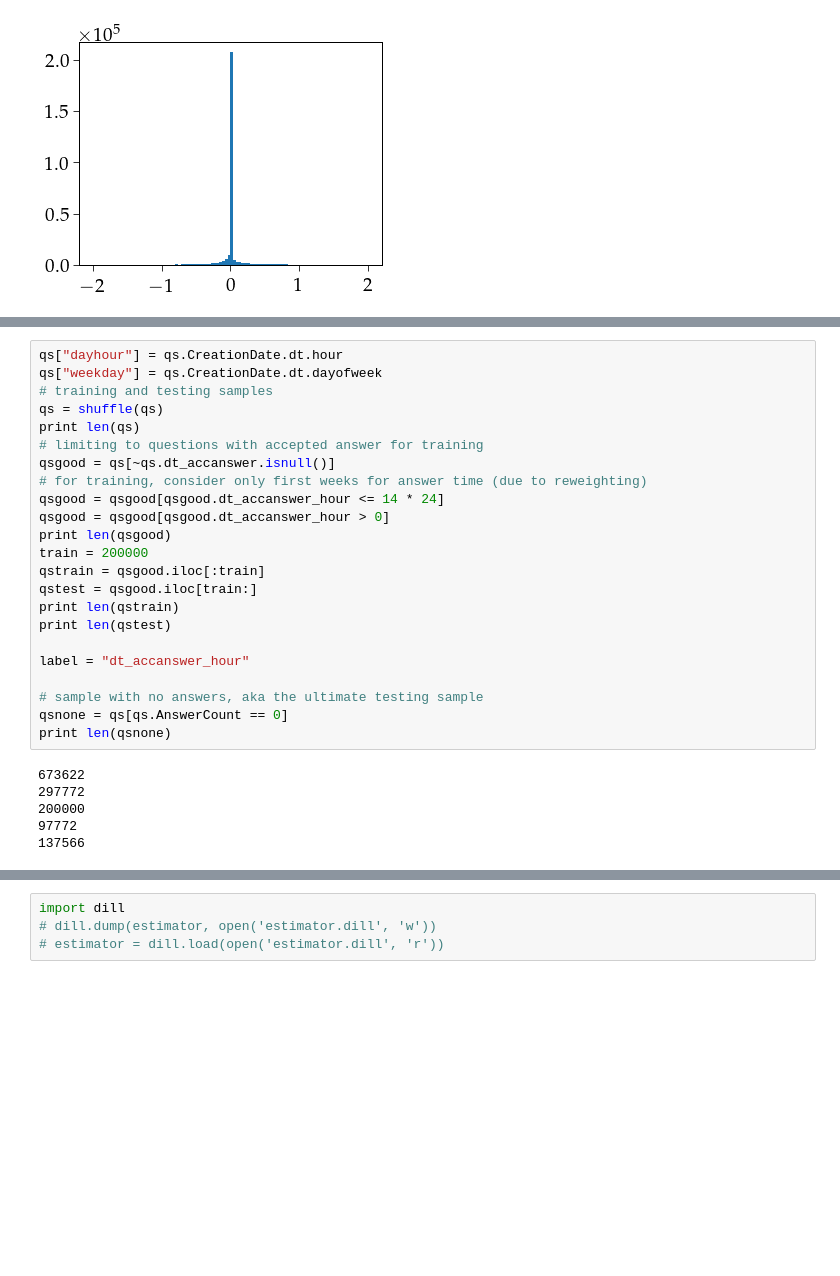
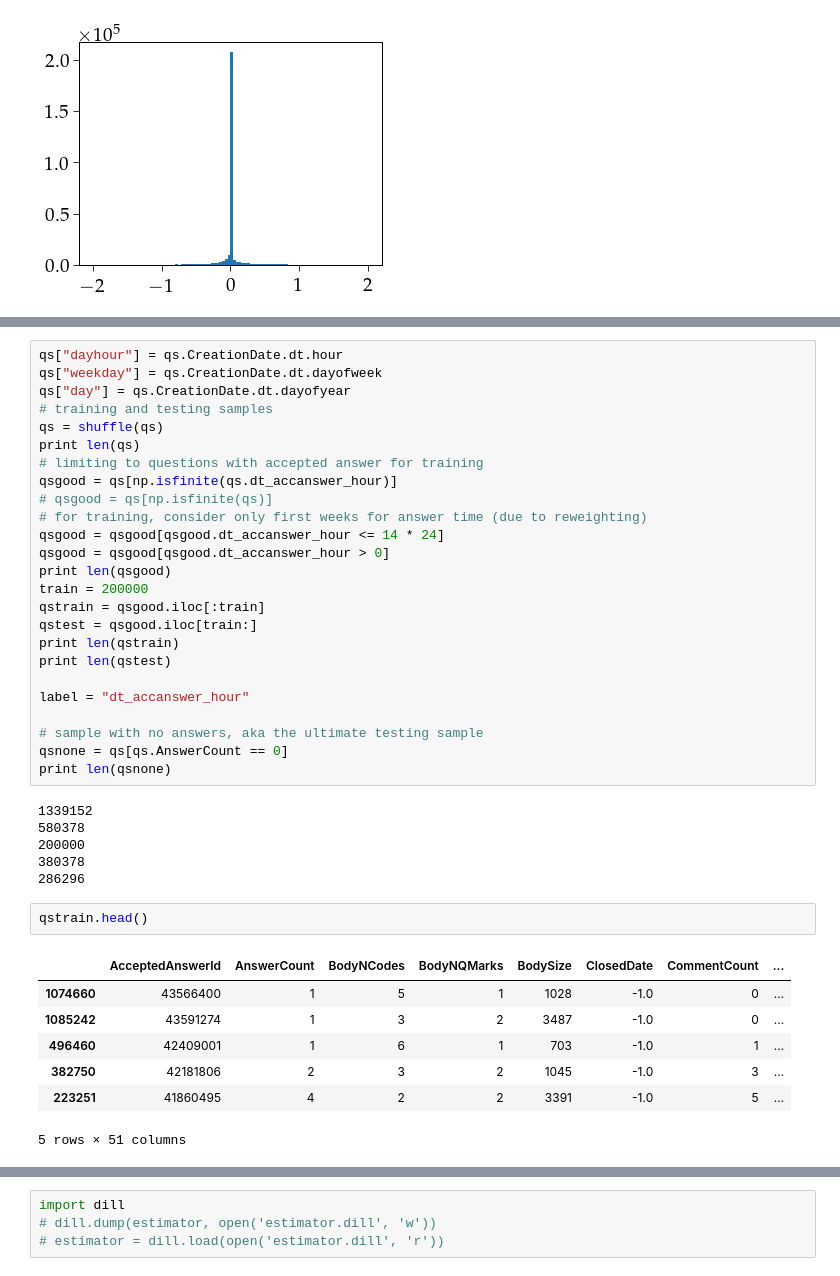
Before and after one commit to AkagiShigeru/incubator-overflow, a Jupyter notebook: stackoverflow-answer.ipynb, the cells around one changed output, grey strips where cells are left out. Saved outputs shown, nothing was run; the diff lists cells and outputs as text; blank space fills up the shorter version.

```diff
--- a/stackoverflow-answer.ipynb
+++ b/stackoverflow-answer.ipynb
@@ -153,11 +201,13 @@ for i, col in enumerate(cols):
 # %%
 qs["dayhour"] = qs.CreationDate.dt.hour
 qs["weekday"] = qs.CreationDate.dt.dayofweek
+qs["day"] = qs.CreationDate.dt.dayofyear
 # training and testing samples
 qs = shuffle(qs)
 print len(qs)
 # limiting to questions with accepted answer for training
-qsgood = qs[~qs.dt_accanswer.isnull()]
+qsgood = qs[np.isfinite(qs.dt_accanswer_hour)]
+# qsgood = qs[np.isfinite(qs)]
 # for training, consider only first weeks for answer time (due to reweighting)
 qsgood = qsgood[qsgood.dt_accanswer_hour <= 14 * 24]
 qsgood = qsgood[qsgood.dt_accanswer_hour > 0]
@@ -174,11 +224,21 @@ label = "dt_accanswer_hour"
 qsnone = qs[qs.AnswerCount == 0]
 print len(qsnone)
 # %% [output]
-673622
-297772
+1339152
+580378
 200000
-97772
-137566
+380378
+286296
+# %%
+qstrain.head()
+# %% [output]
+|  | AcceptedAnswerId | AnswerCount | BodyNCodes | BodyNQMarks | BodySize | ClosedDate | CommentCount | ... |
+| 1074660 | 43566400 | 1 | 5 | 1 | 1028 | -1.0 | 0 | ... |
+| 1085242 | 43591274 | 1 | 3 | 2 | 3487 | -1.0 | 0 | ... |
+| 496460 | 42409001 | 1 | 6 | 1 | 703 | -1.0 | 1 | ... |
+| 382750 | 42181806 | 2 | 3 | 2 | 1045 | -1.0 | 3 | ... |
+| 223251 | 41860495 | 4 | 2 | 2 | 3391 | -1.0 | 5 | ... |
+5 rows × 51 columns
 # %%
 # we probably want to reweight events according to the steeply falling time distribution...
 #max(qstrain.dt_accanswer_hour)
```
Also changed, not shown: parts of 21 cells of this notebook, 1 other file.
